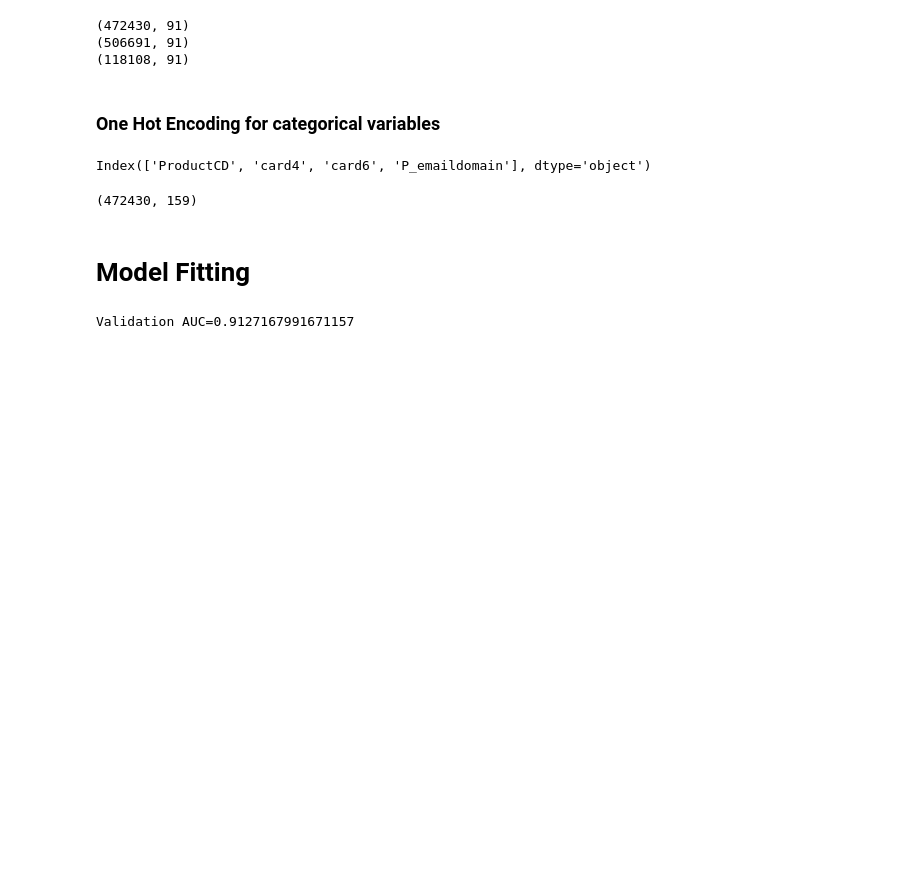
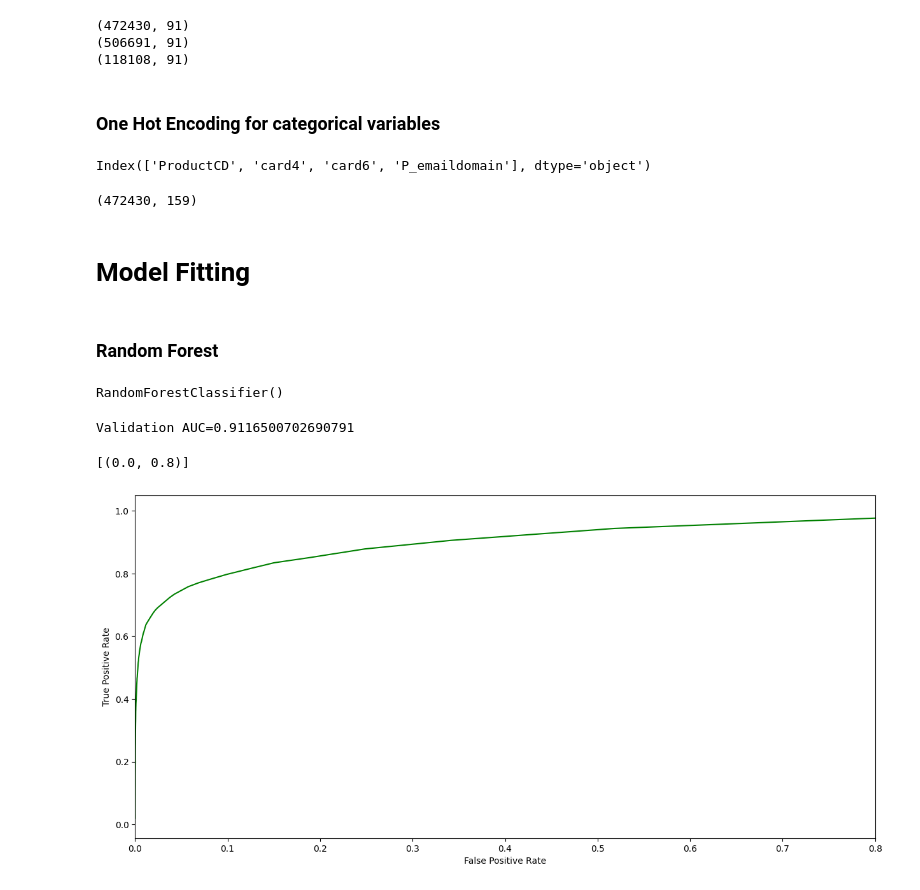
Before and after one commit to tswaraj/IEEE-CIS-Fraud-Detection, a Jupyter notebook: data-pipeline.ipynb, the cells around one changed output. Drawn from its saved outputs; the diff is of its cells as text; code cells hidden in the pictures; blank space fills up the shorter version.

```diff
--- a/data-pipeline.ipynb
+++ b/data-pipeline.ipynb
@@ -556,11 +560,26 @@ print(OH_X_train.shape)
 (472430, 159)
 # %% [markdown]
 # Model Fitting
+# %% [markdown]
+### Random Forest
 # %%
 # Random Forest Classifier
-rfc = RandomForestClassifier(criterion='entropy', max_features='sqrt', max_samples=0.5, min_samples_split=80)
+rfc = RandomForestClassifier()
 rfc.fit(OH_X_train, y_train)
-y_predproba = rfc.predict_proba(OH_X_valid)
-print(f'Validation AUC={roc_auc_score(y_valid, y_predproba[:, 1])}')
 # %% [output]
-Validation AUC=0.9127167991671157
+RandomForestClassifier()
+# %%
+y_predproba = rfc.predict_proba(OH_X_valid)
+print(f'Validation AUC={roc_auc_score(y_valid, y_predproba[:, 1])}')
+# %% [output]
+Validation AUC=0.9116500702690791
+# %%
+fpr_1, tpr_1, thresholds_1=roc_curve(y_valid, y_predproba[:, 1])
+fig,ax=plt.subplots(1,1,figsize=(15,7))
+g=sns.lineplot(x=fpr_1,y=tpr_1,ax=ax,color='green')
+g.set_xlabel('False Positive Rate')
+g.set_ylabel('True Positive Rate')
+g.set(xlim=(0,0.8))
+# %% [output]
+[(0.0, 0.8)]
+[figure, added]
```
Also changed, not shown: parts of 28 cells of this notebook.
